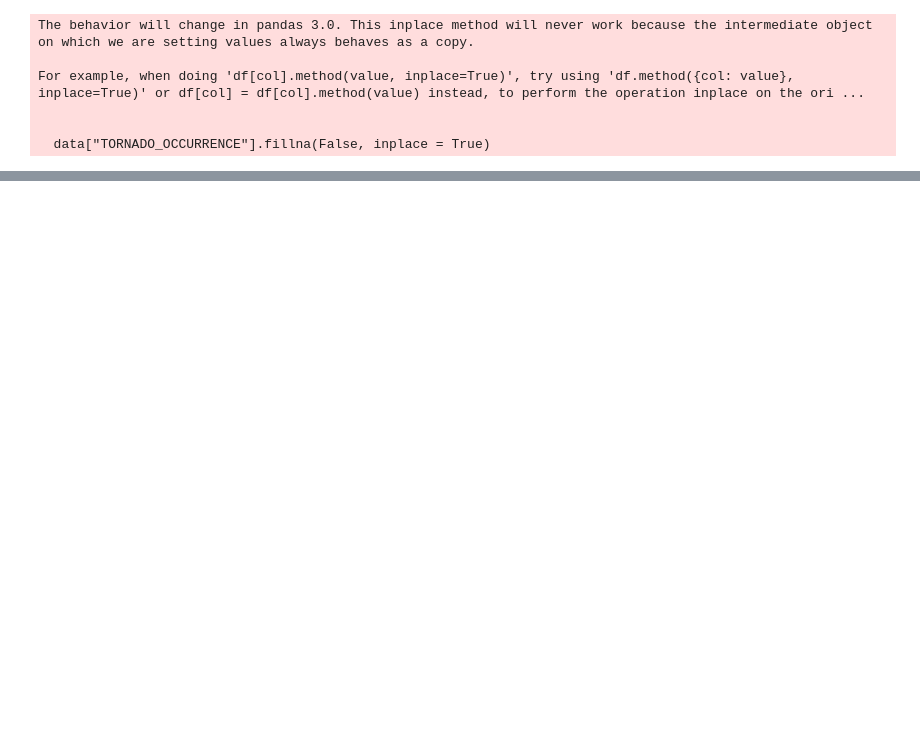
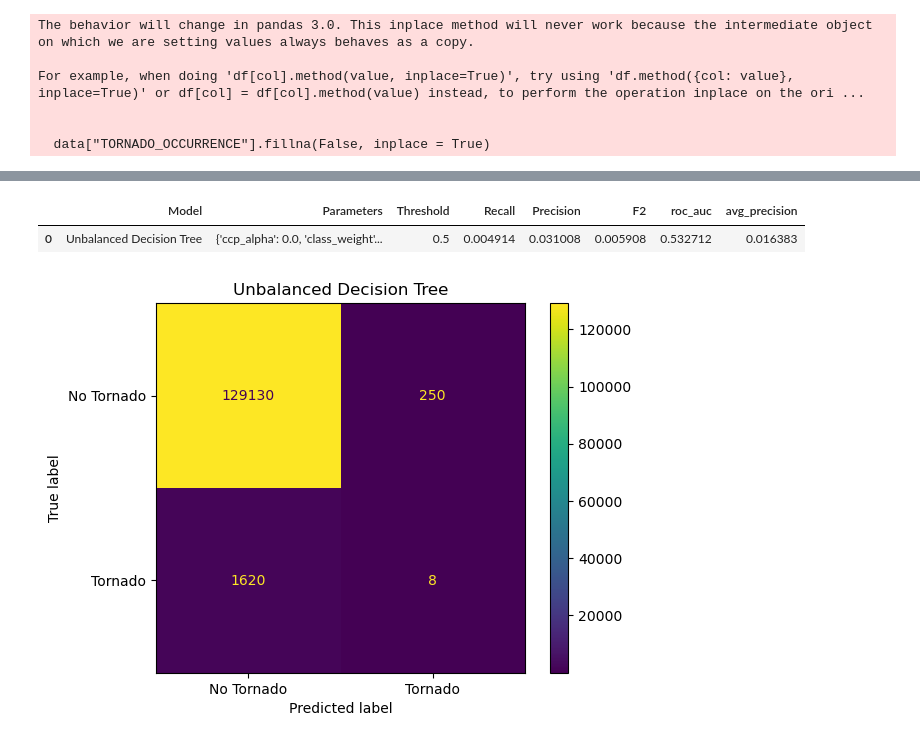
Before and after one commit to Erdos-Projects/fall-2025-predicting-tornadoes, a Jupyter notebook: notebooks/baseline.ipynb, the cells around one changed output, grey strips where cells are left out. Saved outputs shown, nothing was run; the diff lists cells and outputs as text; code cells hidden in the pictures; blank space fills up the shorter version.

Commit message:
Update Baseline Model

```diff
--- a/notebooks/baseline.ipynb
+++ b/notebooks/baseline.ipynb
@@ -63,4 +137,4 @@ data = pre_split_drop.fit_transform(data)
 # %%
 # Pre Split Feature Engineering
 
-data = Pre_Train_Test_Split_FE.fit_transform(data)
+data = pre_train_test_split_FE.fit_transform(data)
@@ -98,30 +252,16 @@ X_test = post_split_drop.fit_transform(X_test)
 # %%
-from sklearn.tree import DecisionTreeClassifier
-from xgboost import XGBClassifier
-from sklearn.metrics import (classification_report,
-                            roc_auc_score,
-                            confusion_matrix,
-                            average_precision_score,
-                            precision_recall_curve,
-                            ConfusionMatrixDisplay)
 
-models = {
-    'Decision Tree': DecisionTreeClassifier(random_state=42),
-    'XGBoost': XGBClassifier(use_label_encoder=False, eval_metric='logloss', random_state=42)
-}
+tree = DecisionTreeClassifier(random_state=42)
+tree.fit(X_train, y_train)
 
-for name, model in models.items():
-    model.fit(X_train, y_train)
-    preds = model.predict(X_test)
-    print(f"\n{name} Results:")
-    print(classification_report(y_test, preds))
-    print("ROC-AUC:", roc_auc_score(y_test, preds))
-    print("Average Precision Score:", average_precision_score(y_test, preds))
-    precision_recall_curve(y_test, preds)
-    cm=confusion_matrix(y_test, preds,labels =[False, True])
-    cmd = ConfusionMatrixDisplay(cm,display_labels=['No Tornado', 'Tornado'])
+metrics,preds_tree,probs_tree = summarize_metrics(tree,
+                                        "Unbalanced Decision Tree",
+                                        X_test,
+                                        y_test)
 
-    cmd.plot()
-    plt.show()
+results_df = pd.concat([results_df,pd.DataFrame([metrics])],ignore_index=True)
+
+print(f"Decision Tree Results:")
+pd.DataFrame([metrics])
 # %% [output]
 Decision Tree Results:
@@ -155,0 +270,16 @@ Average Precision Score: 0.012426722032242305
+# %%
+results_df
+# %% [output]
+|  | Model | Parameters | Threshold | Recall | Precision | F2 | roc_auc | avg_precision |
+| 0 | Unbalanced Decision Tree | {'ccp_alpha': 0.0, 'class_weight'... | 0.5 | 0.004914 | 0.031008 | 0.005908 | 0.532712 | 0.016383 |
+# %%
+
+tree_cm=confusion_matrix(y_test, preds_tree,labels =[False, True])
+tree_cmd = ConfusionMatrixDisplay(tree_cm,display_labels=['No Tornado', 'Tornado'])
+tree_cmd.plot()
+plt.title('Unbalanced Decision Tree')
+path = pathlib.Path('results/baseline_model_figures/unbalanced_tree.png')
+plt.savefig(project_root/path)
+plt.show()
+# %% [output]
+[figure, added]
```
Also changed, not shown: parts of 45 cells of this notebook, 12 other files.
